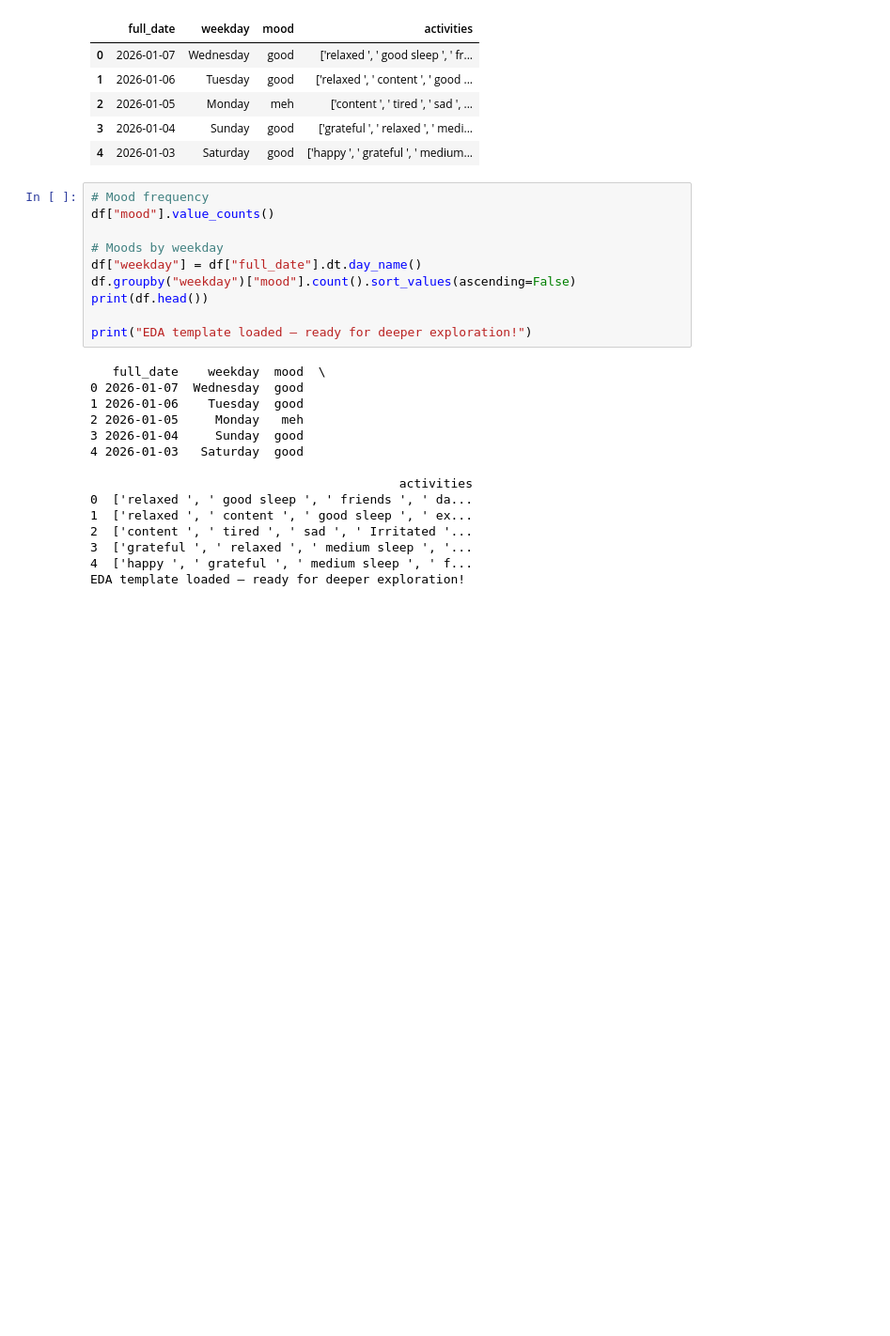
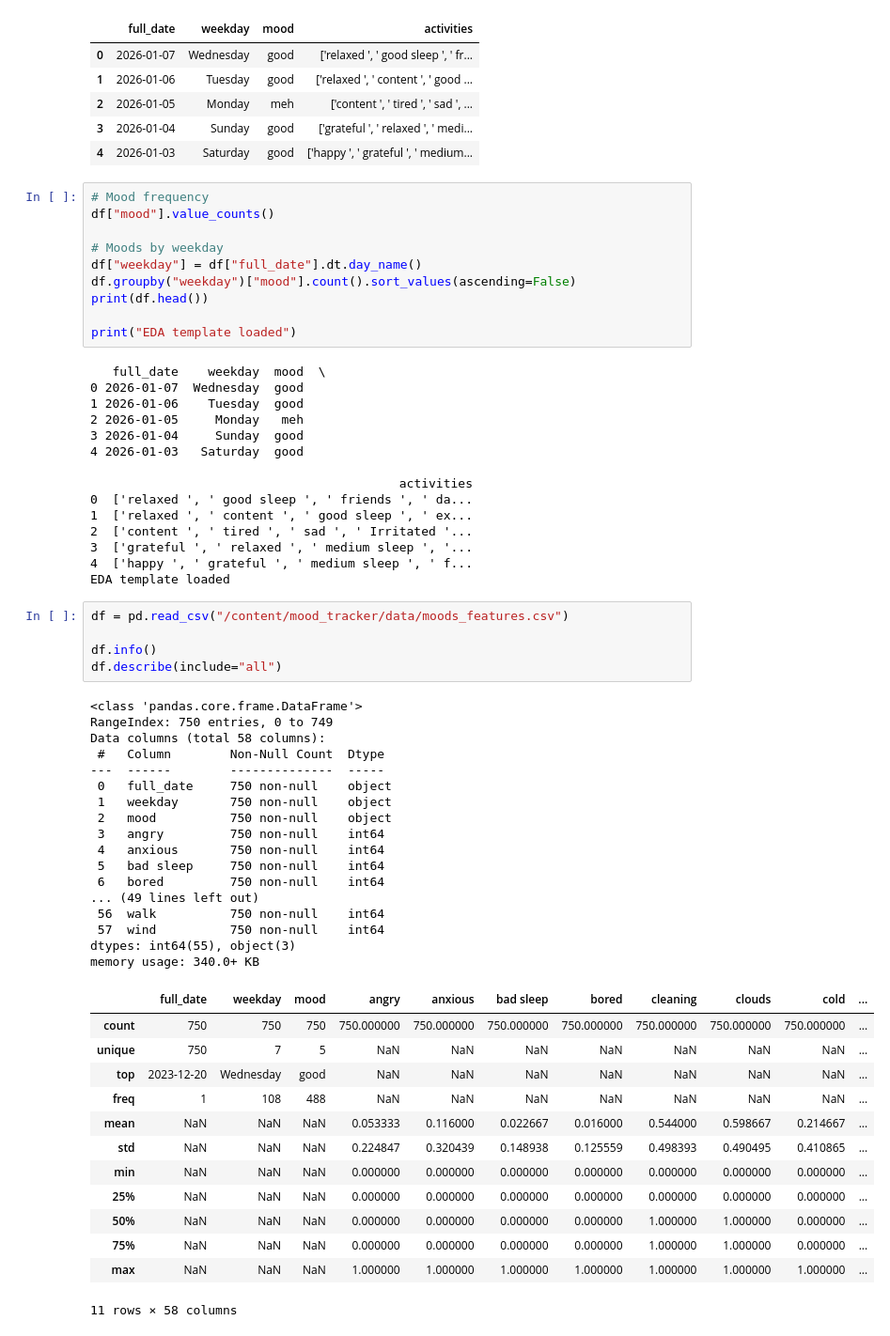
Before and after one commit to herguad/mood_tracker, a Jupyter notebook: notebooks/EDA_mood_t.ipynb, the cells around one changed output. Shown at 94% size. Saved outputs shown, nothing was run; the diff lists cells and outputs as text; blank space fills up the shorter version.

Commit message:
Merge branch 'main' of https://github.com/herguad/mood_tracker

```diff
--- a/notebooks/EDA_mood_t.ipynb
+++ b/notebooks/EDA_mood_t.ipynb
@@ -59,7 +52,7 @@ df["weekday"] = df["full_date"].dt.day_name()
 df.groupby("weekday")["mood"].count().sort_values(ascending=False)
 print(df.head())
 
-print("EDA template loaded — ready for deeper exploration!")
+print("EDA template loaded")
 # %% [output]
    full_date    weekday  mood  \
 0 2026-01-07  Wednesday  good
@@ -74,4 +67,40 @@ print("EDA template loaded — ready for deeper exploration!")
 2  ['content ', ' tired ', ' sad ', ' Irritated '...
 3  ['grateful ', ' relaxed ', ' medium sleep ', '...
 4  ['happy ', ' grateful ', ' medium sleep ', ' f...
-EDA template loaded — ready for deeper exploration!
+EDA template loaded
+# %%
+df = pd.read_csv("/content/mood_tracker/data/moods_features.csv")
+
+df.info()
+df.describe(include="all")
+# %% [output]
+<class 'pandas.core.frame.DataFrame'>
+RangeIndex: 750 entries, 0 to 749
+Data columns (total 58 columns):
+ #   Column        Non-Null Count  Dtype
+---  ------        --------------  -----
+ 0   full_date     750 non-null    object
+ 1   weekday       750 non-null    object
+ 2   mood          750 non-null    object
+ 3   angry         750 non-null    int64
+ 4   anxious       750 non-null    int64
+ 5   bad sleep     750 non-null    int64
+ 6   bored         750 non-null    int64
+... (49 lines left out)
+ 56  walk          750 non-null    int64
+ 57  wind          750 non-null    int64
+dtypes: int64(55), object(3)
+memory usage: 340.0+ KB
+|  | full_date | weekday | mood | angry | anxious | bad sleep | bored | cleaning | clouds | cold | ... |
+| count | 750 | 750 | 750 | 750.000000 | 750.000000 | 750.000000 | 750.000000 | 750.000000 | 750.000000 | 750.000000 | ... |
+| unique | 750 | 7 | 5 | NaN | NaN | NaN | NaN | NaN | NaN | NaN | ... |
+| top | 2023-12-20 | Wednesday | good | NaN | NaN | NaN | NaN | NaN | NaN | NaN | ... |
+| freq | 1 | 108 | 488 | NaN | NaN | NaN | NaN | NaN | NaN | NaN | ... |
+| mean | NaN | NaN | NaN | 0.053333 | 0.116000 | 0.022667 | 0.016000 | 0.544000 | 0.598667 | 0.214667 | ... |
+| std | NaN | NaN | NaN | 0.224847 | 0.320439 | 0.148938 | 0.125559 | 0.498393 | 0.490495 | 0.410865 | ... |
+| min | NaN | NaN | NaN | 0.000000 | 0.000000 | 0.000000 | 0.000000 | 0.000000 | 0.000000 | 0.000000 | ... |
+| 25% | NaN | NaN | NaN | 0.000000 | 0.000000 | 0.000000 | 0.000000 | 0.000000 | 0.000000 | 0.000000 | ... |
+| 50% | NaN | NaN | NaN | 0.000000 | 0.000000 | 0.000000 | 0.000000 | 1.000000 | 1.000000 | 0.000000 | ... |
+| 75% | NaN | NaN | NaN | 0.000000 | 0.000000 | 0.000000 | 0.000000 | 1.000000 | 1.000000 | 0.000000 | ... |
+| max | NaN | NaN | NaN | 1.000000 | 1.000000 | 1.000000 | 1.000000 | 1.000000 | 1.000000 | 1.000000 | ... |
+11 rows × 58 columns
```
Also changed, not shown: parts of 3 cells of this notebook, 1 other file.
